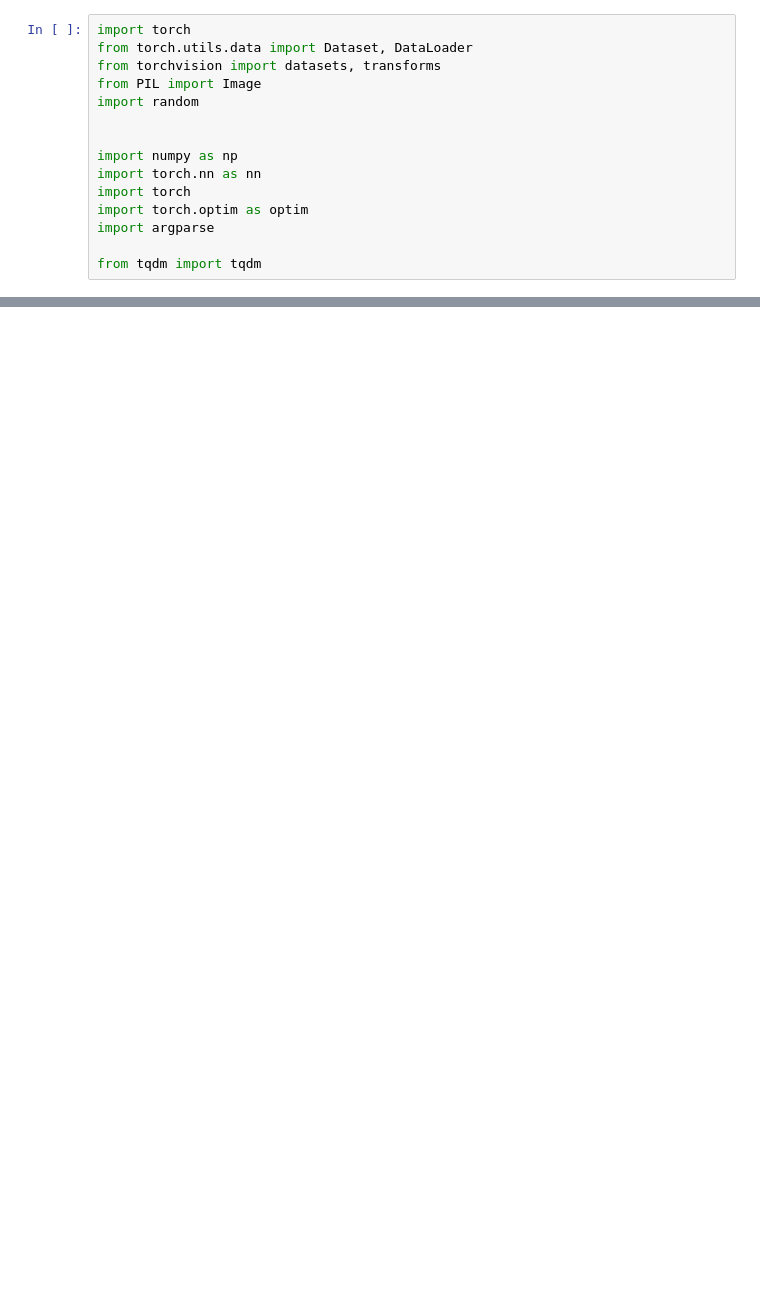
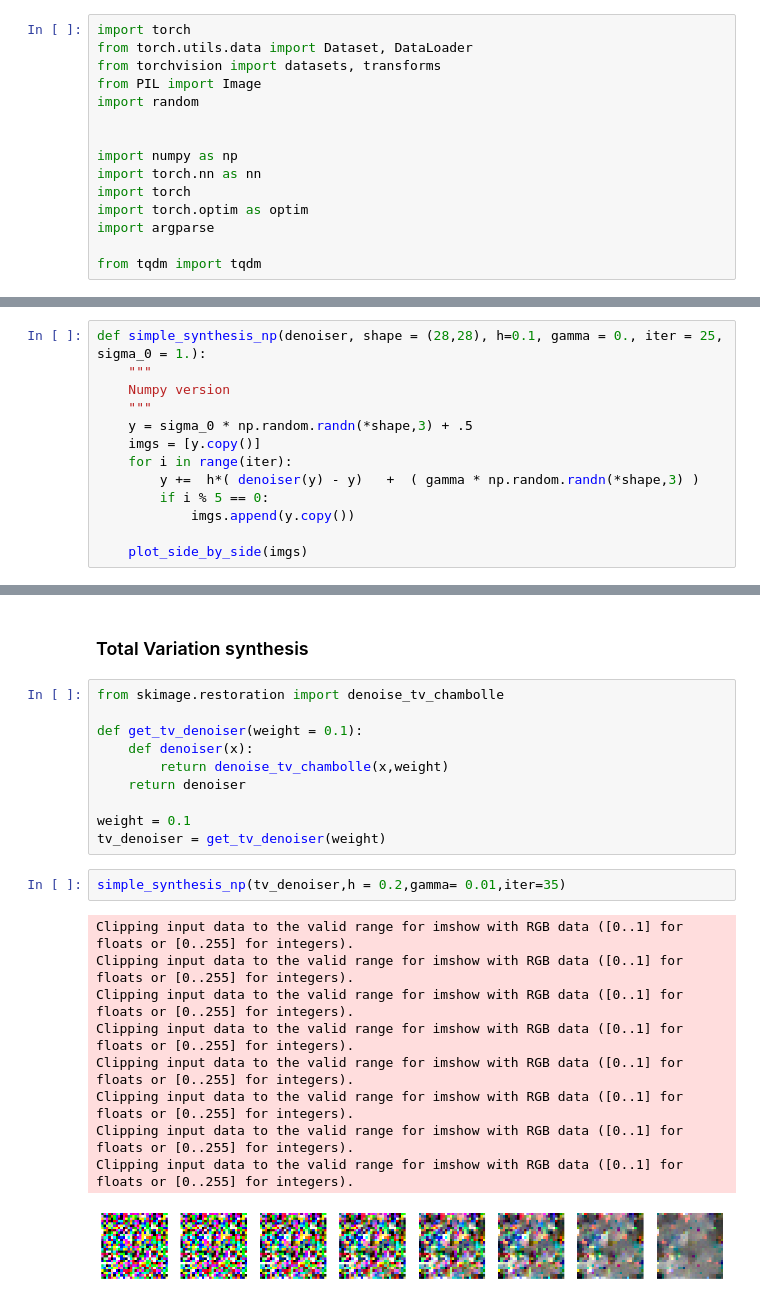
Before and after one commit to AntN21/IIN_universal_inverse_problem, a Jupyter notebook: demo_perso.ipynb, the cells around one changed output, grey strips where cells are left out. Cells and saved outputs as stored; diff of their text form; blank space fills up the shorter version.

```diff
--- a/demo_perso.ipynb
+++ b/demo_perso.ipynb
@@ -405,0 +324,13 @@ Clipping input data to the valid range for imshow with RGB data ([0..1] for floa
+# %%
+def simple_synthesis_np(denoiser, shape = (28,28), h=0.1, gamma = 0., iter = 25, sigma_0 = 1.):
+    """
+    Numpy version
+    """
+    y = sigma_0 * np.random.randn(*shape,3) + .5
+    imgs = [y.copy()]
+    for i in range(iter):
+        y +=  h*( denoiser(y) - y)   +  ( gamma * np.random.randn(*shape,3) )
+        if i % 5 == 0:
+            imgs.append(y.copy())
+
+    plot_side_by_side(imgs)
@@ -405,0 +401,24 @@ Clipping input data to the valid range for imshow with RGB data ([0..1] for floa
+# %% [markdown]
+### Total Variation synthesis
+# %%
+from skimage.restoration import denoise_tv_chambolle
+
+def get_tv_denoiser(weight = 0.1):
+    def denoiser(x):
+        return denoise_tv_chambolle(x,weight)
+    return denoiser
+
+weight = 0.1
+tv_denoiser = get_tv_denoiser(weight)
+# %%
+simple_synthesis_np(tv_denoiser,h = 0.2,gamma= 0.01,iter=35)
+# %% [output]
+Clipping input data to the valid range for imshow with RGB data ([0..1] for floats or [0..255] for integers).
+Clipping input data to the valid range for imshow with RGB data ([0..1] for floats or [0..255] for integers).
+Clipping input data to the valid range for imshow with RGB data ([0..1] for floats or [0..255] for integers).
+Clipping input data to the valid range for imshow with RGB data ([0..1] for floats or [0..255] for integers).
+Clipping input data to the valid range for imshow with RGB data ([0..1] for floats or [0..255] for integers).
+Clipping input data to the valid range for imshow with RGB data ([0..1] for floats or [0..255] for integers).
+Clipping input data to the valid range for imshow with RGB data ([0..1] for floats or [0..255] for integers).
+Clipping input data to the valid range for imshow with RGB data ([0..1] for floats or [0..255] for integers).
+[figure, added]
```
Also changed, not shown: parts of 45 cells of this notebook, 13 other files.
